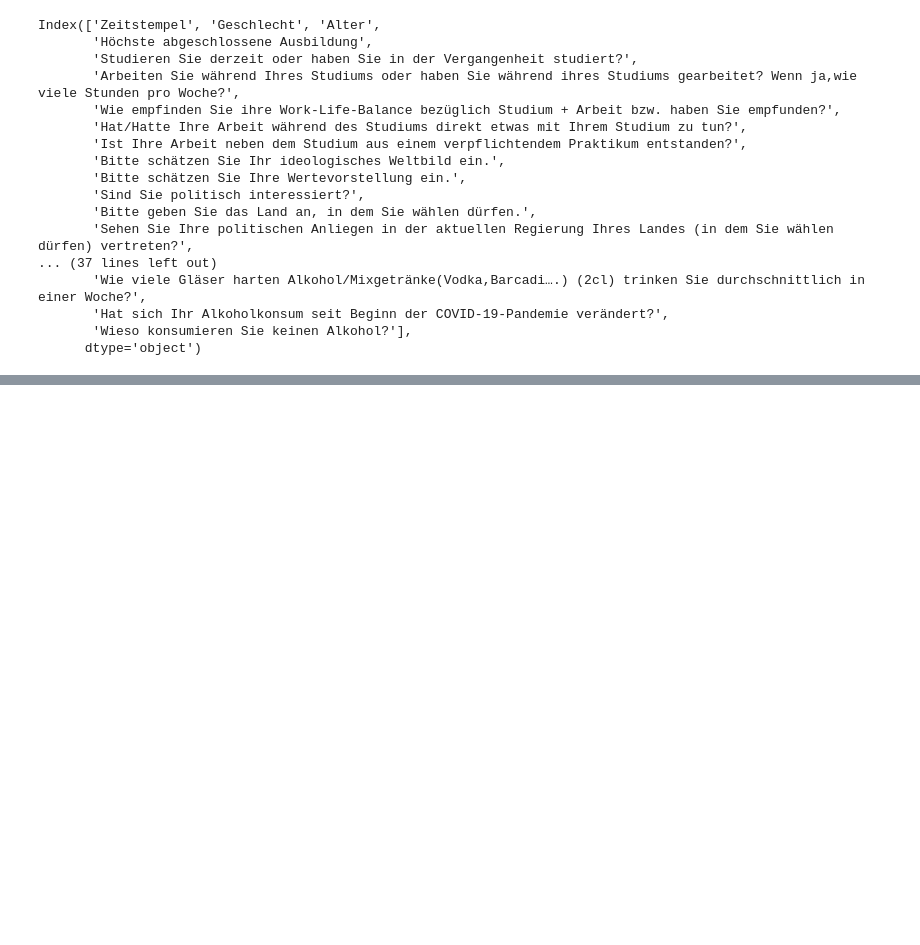
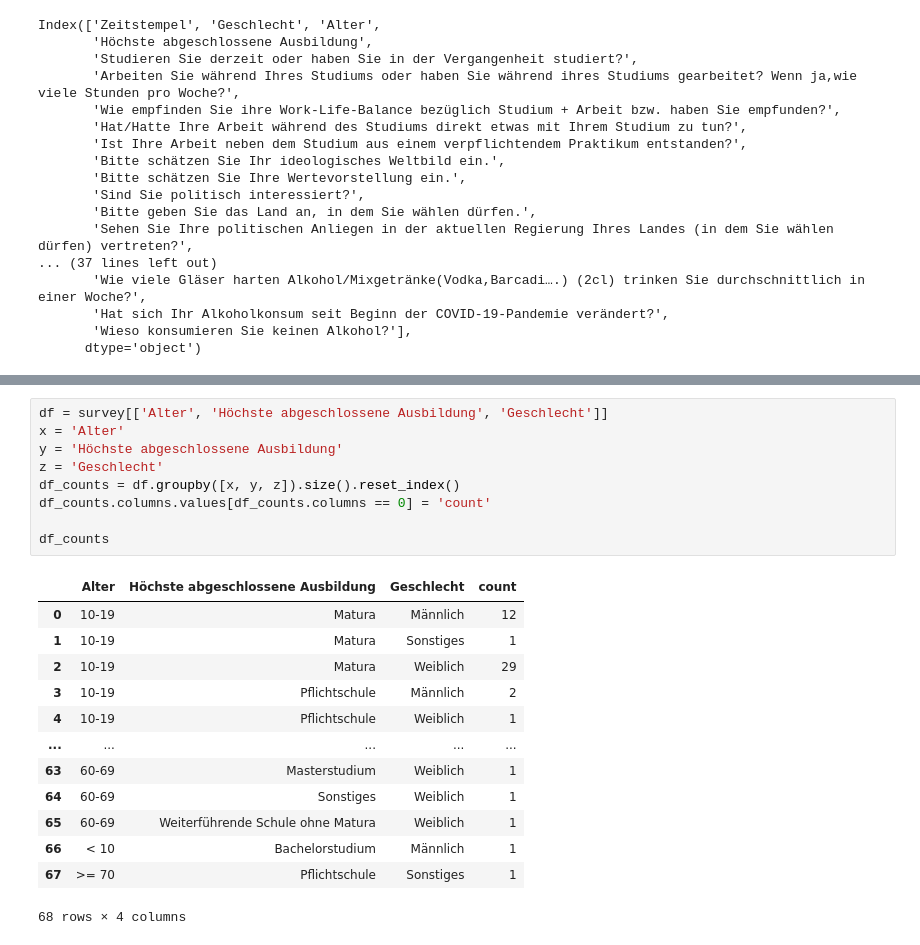
Before and after one commit to s2110458011/BA2024, a Jupyter notebook: src/testing/seaborn.ipynb, the cells around one changed output, grey strips where cells are left out. Drawn from its saved outputs; the diff is of its cells as text; blank space fills up the shorter version.

```diff
--- a/src/testing/seaborn.ipynb
+++ b/src/testing/seaborn.ipynb
@@ -140,0 +142,23 @@ plt.xticks(rotation=55, ha='right')
+# %%
+df = survey[['Alter', 'Höchste abgeschlossene Ausbildung', 'Geschlecht']]
+x = 'Alter'
+y = 'Höchste abgeschlossene Ausbildung'
+z = 'Geschlecht'
+df_counts = df.groupby([x, y, z]).size().reset_index()
+df_counts.columns.values[df_counts.columns == 0] = 'count'
+
+df_counts
+# %% [output]
+|  | Alter | Höchste abgeschlossene Ausbildung | Geschlecht | count |
+| 0 | 10-19 | Matura | Männlich | 12 |
+| 1 | 10-19 | Matura | Sonstiges | 1 |
+| 2 | 10-19 | Matura | Weiblich | 29 |
+| 3 | 10-19 | Pflichtschule | Männlich | 2 |
+| 4 | 10-19 | Pflichtschule | Weiblich | 1 |
+| ... | ... | ... | ... | ... |
+| 63 | 60-69 | Masterstudium | Weiblich | 1 |
+| 64 | 60-69 | Sonstiges | Weiblich | 1 |
+| 65 | 60-69 | Weiterführende Schule ohne Matura | Weiblich | 1 |
+| 66 | < 10 | Bachelorstudium | Männlich | 1 |
+| 67 | >= 70 | Pflichtschule | Sonstiges | 1 |
+68 rows × 4 columns
```
Also changed, not shown: parts of 4 cells of this notebook, 6 other files.
